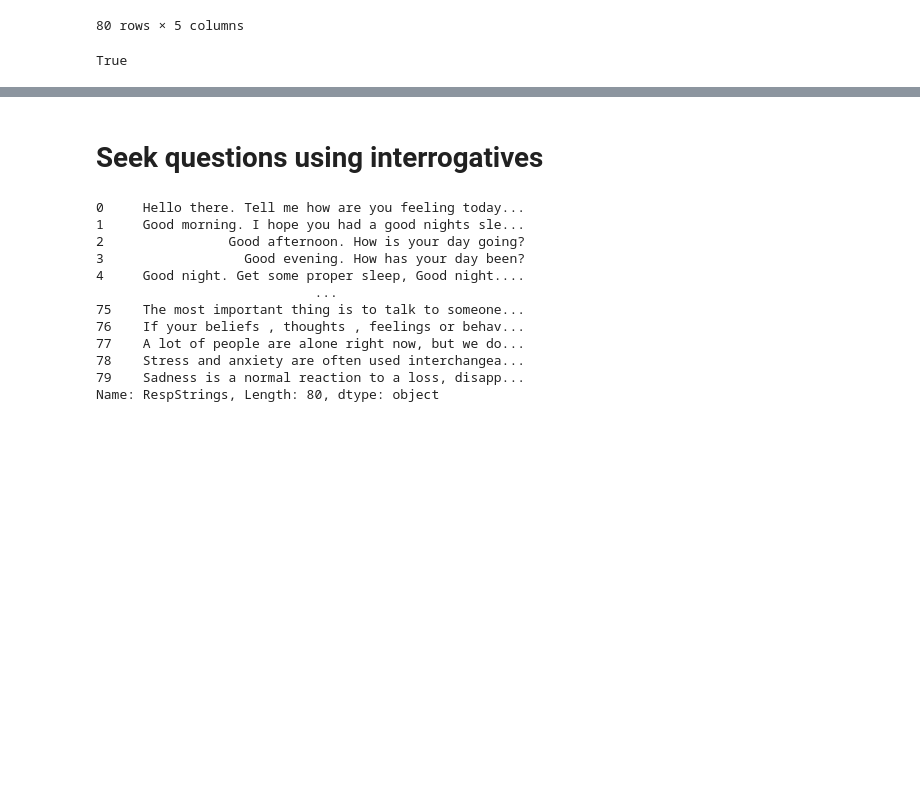
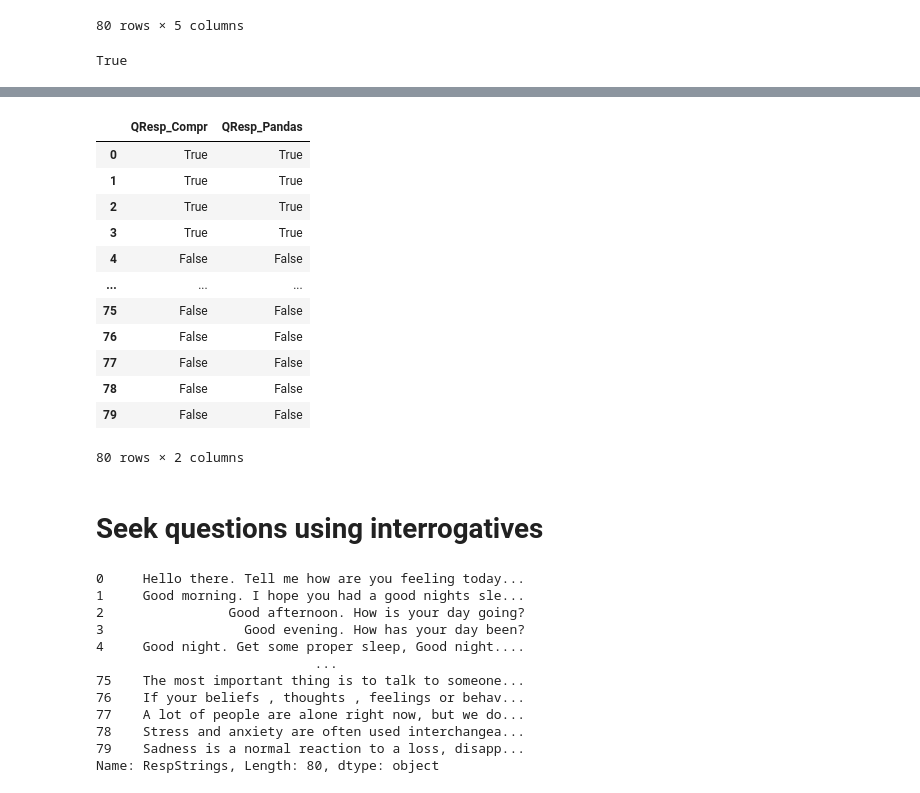
Before and after one commit to BIOS6644/BIOS6644_Spring_2024, a Jupyter notebook: Modules/Module_2/JamesKing_BIOS6644_JSON_Chatbot.ipynb, the cells around one changed output, grey strips where cells are left out. Saved outputs shown, nothing was run; the diff lists cells and outputs as text; code cells hidden in the pictures; blank space fills up the shorter version.

```diff
--- a/Modules/Module_2/JamesKing_BIOS6644_JSON_Chatbot.ipynb
+++ b/Modules/Module_2/JamesKing_BIOS6644_JSON_Chatbot.ipynb
@@ -175,3 +194,20 @@ True
+# %%
+df2 = df[['QResp_Compr','QResp_Pandas']].copy()
+df2
+# %% [output]
+|  | QResp_Compr | QResp_Pandas |
+| 0 | True | True |
+| 1 | True | True |
+| 2 | True | True |
+| 3 | True | True |
+| 4 | False | False |
+| ... | ... | ... |
+| 75 | False | False |
+| 76 | False | False |
+| 77 | False | False |
+| 78 | False | False |
+| 79 | False | False |
+80 rows × 2 columns
 # %% [markdown]
 # Seek questions using interrogatives
 # %%
```
Also changed, not shown: parts of 1 cell of this notebook, 3 other files.
